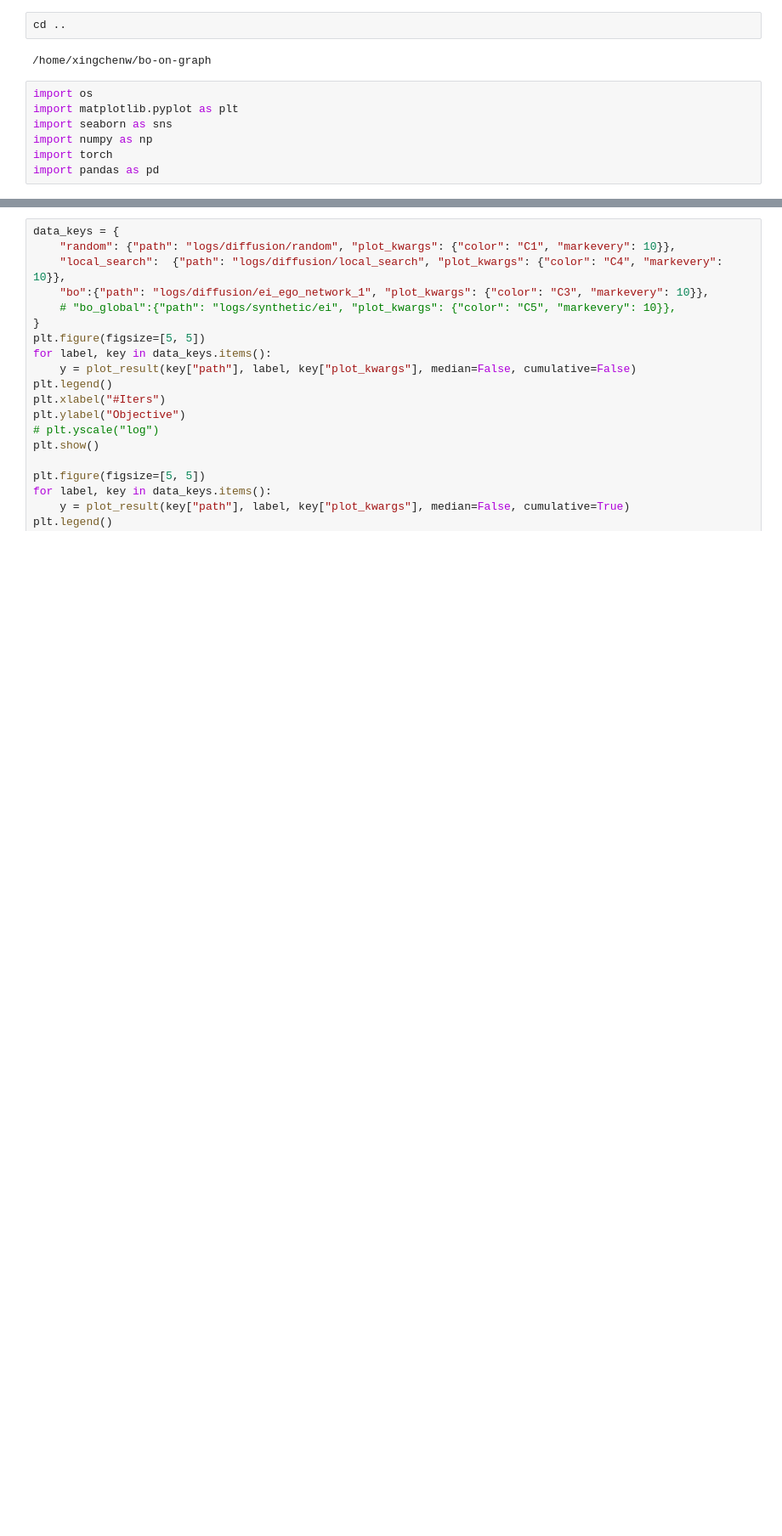
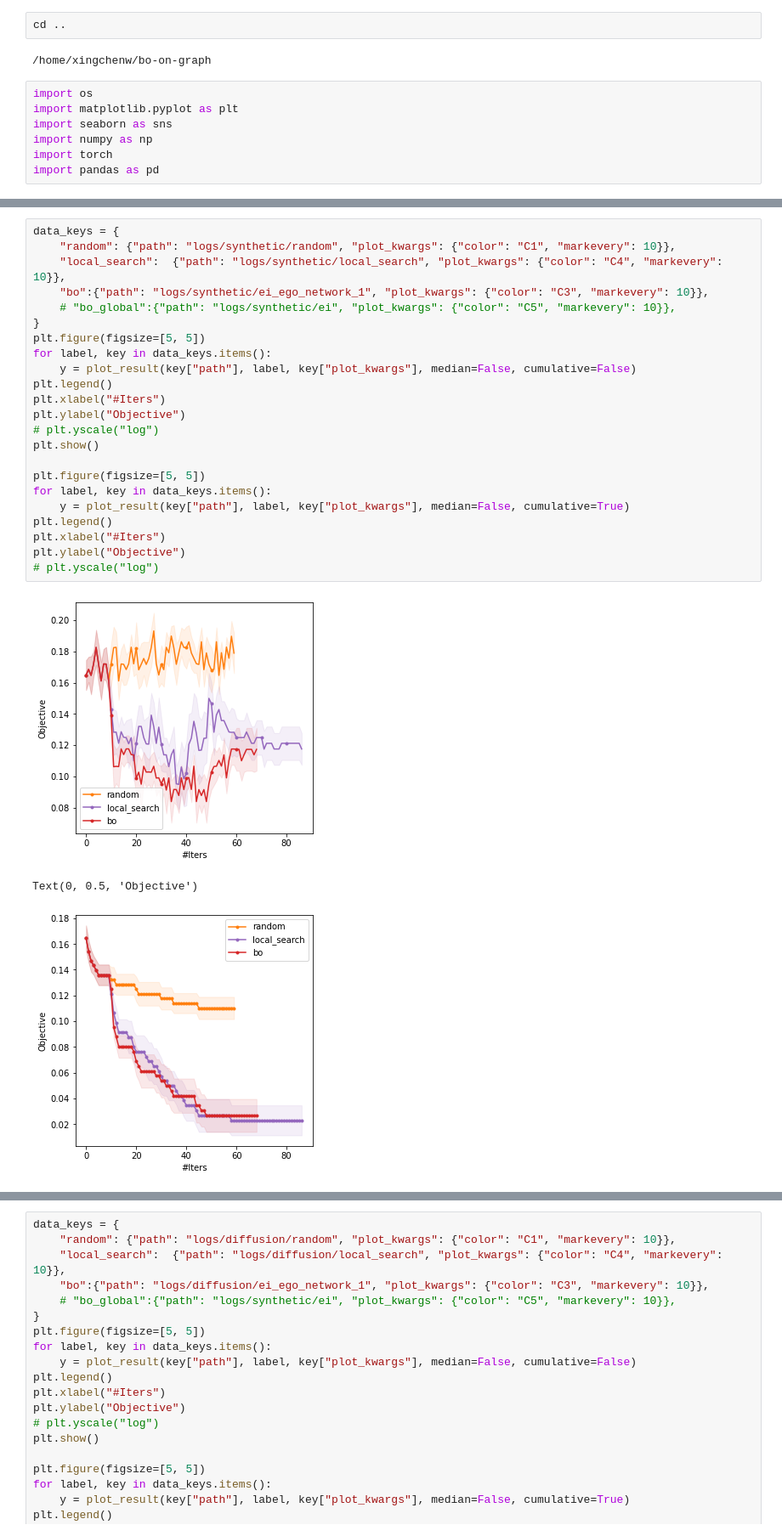
Before and after one commit to xingchenwan/bo-on-graph, a Jupyter notebook: notebooks/analyze_result.ipynb, the cells around one changed output, grey strips where cells are left out. Shown at 85% size. Cells and saved outputs as stored; diff of their text form; blank space fills up the shorter version.

```diff
--- a/notebooks/analyze_result.ipynb
+++ b/notebooks/analyze_result.ipynb
@@ -60,3 +61,30 @@ def plot_result(path: str, label: str, plot_kwargs: dict = None, median=False, c
         del plot_kwargs["markevery"]
     plt.fill_between(x, lb, ub, alpha=0.1, **plot_kwargs)
     return y
+# %%
+data_keys = {
+    "random": {"path": "logs/synthetic/random", "plot_kwargs": {"color": "C1", "markevery": 10}},
+    "local_search":  {"path": "logs/synthetic/local_search", "plot_kwargs": {"color": "C4", "markevery": 10}},
+    "bo":{"path": "logs/synthetic/ei_ego_network_1", "plot_kwargs": {"color": "C3", "markevery": 10}},
+    # "bo_global":{"path": "logs/synthetic/ei", "plot_kwargs": {"color": "C5", "markevery": 10}},
+}
+plt.figure(figsize=[5, 5])
+for label, key in data_keys.items():
+    y = plot_result(key["path"], label, key["plot_kwargs"], median=False, cumulative=False)
+plt.legend()
+plt.xlabel("#Iters")
+plt.ylabel("Objective")
+# plt.yscale("log")
+plt.show()
+
+plt.figure(figsize=[5, 5])
+for label, key in data_keys.items():
+    y = plot_result(key["path"], label, key["plot_kwargs"], median=False, cumulative=True)
+plt.legend()
+plt.xlabel("#Iters")
+plt.ylabel("Objective")
+# plt.yscale("log")
+# %% [output]
+[figure, added]
+Text(0, 0.5, 'Objective')
+[figure, added]
```
Also changed, not shown: parts of 9 cells of this notebook, 10 other files.
